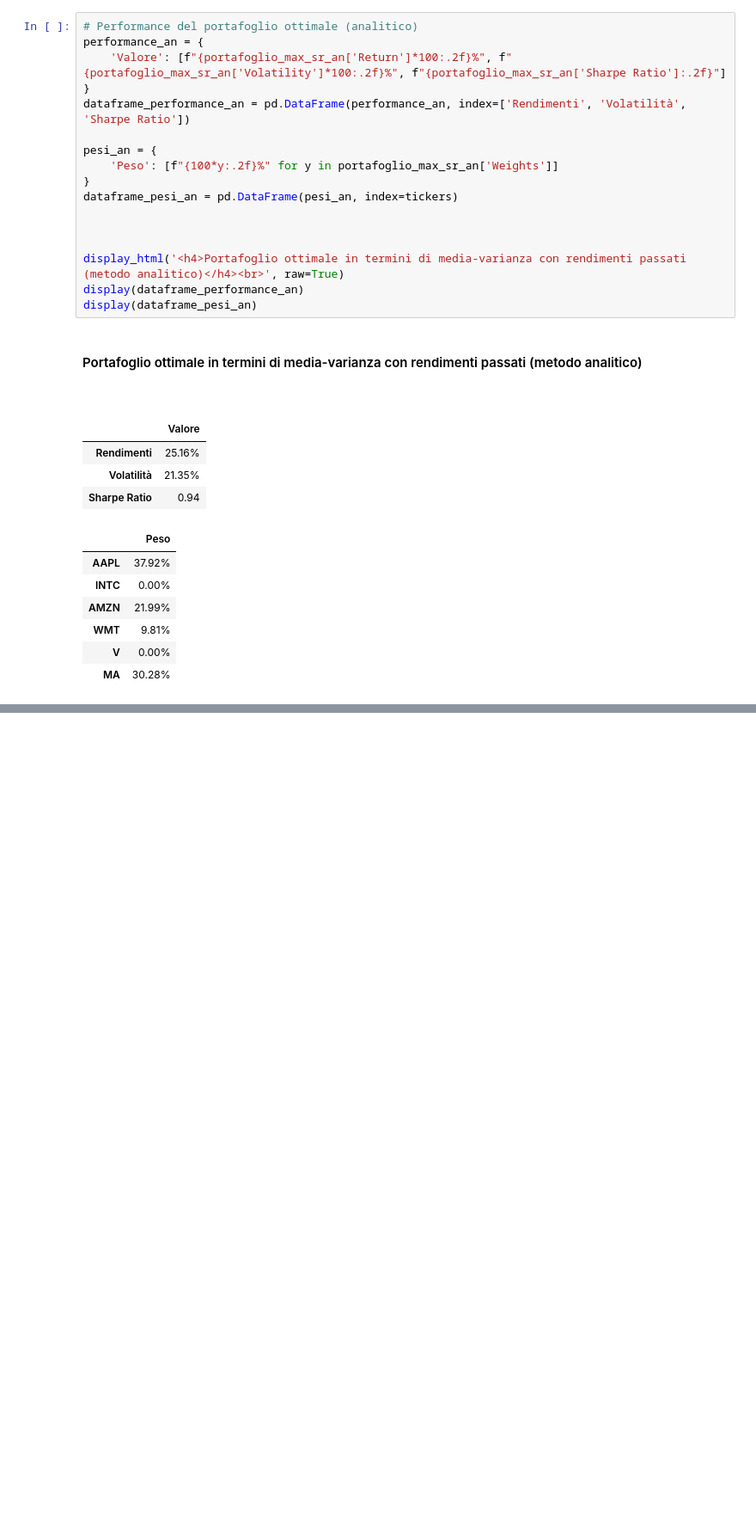
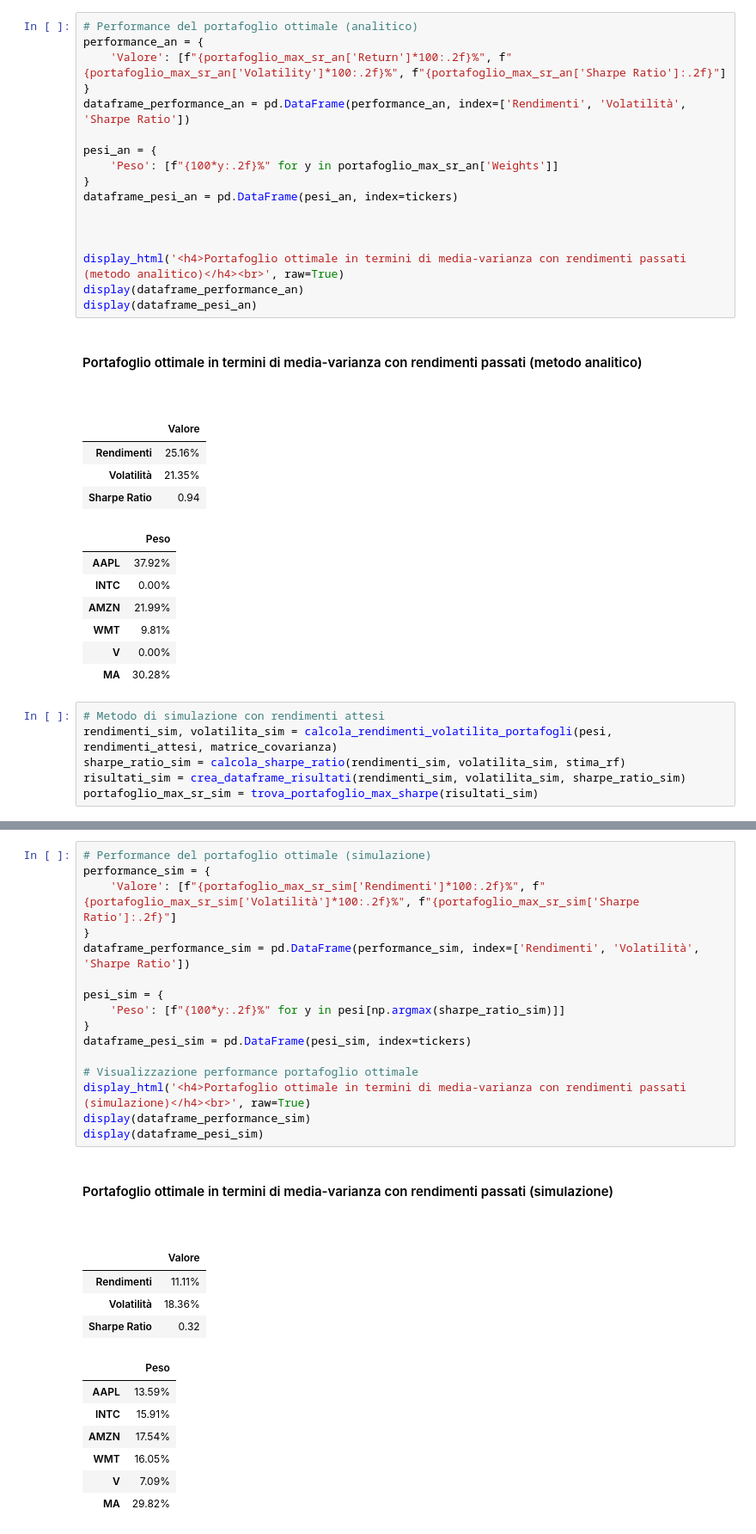
Before and after one commit to Pynci/business-intelligence, a Jupyter notebook: progetto/progetto.ipynb, the cells around one changed output, grey strips where cells are left out. Shown at 86% size. Drawn from its saved outputs; the diff is of its cells as text; blank space fills up the shorter version.

Commit message:
Aggiunta ottimizzazione con rendimenti attesi (vengono valori strani)

```diff
--- a/progetto/progetto.ipynb
+++ b/progetto/progetto.ipynb
@@ -1211,3 +1210,9 @@ Portafoglio ottimale in termini di media-varianza con rendimenti passati (metodo
 | WMT | 9.81% |
 | V | 0.00% |
 | MA | 30.28% |
+# %%
+# Metodo di simulazione con rendimenti attesi
+rendimenti_sim, volatilita_sim = calcola_rendimenti_volatilita_portafogli(pesi, rendimenti_attesi, matrice_covarianza)
+sharpe_ratio_sim = calcola_sharpe_ratio(rendimenti_sim, volatilita_sim, stima_rf)
+risultati_sim = crea_dataframe_risultati(rendimenti_sim, volatilita_sim, sharpe_ratio_sim)
+portafoglio_max_sr_sim = trova_portafoglio_max_sharpe(risultati_sim)
@@ -1213,0 +1226,29 @@ Portafoglio ottimale in termini di media-varianza con rendimenti passati (metodo
+# %%
+# Performance del portafoglio ottimale (simulazione)
+performance_sim = {
+    'Valore': [f"{portafoglio_max_sr_sim['Rendimenti']*100:.2f}%", f"{portafoglio_max_sr_sim['Volatilità']*100:.2f}%", f"{portafoglio_max_sr_sim['Sharpe Ratio']:.2f}"]
+}
+dataframe_performance_sim = pd.DataFrame(performance_sim, index=['Rendimenti', 'Volatilità', 'Sharpe Ratio'])
+
+pesi_sim = {
+    'Peso': [f"{100*y:.2f}%" for y in pesi[np.argmax(sharpe_ratio_sim)]]
+}
+dataframe_pesi_sim = pd.DataFrame(pesi_sim, index=tickers)
+
+# Visualizzazione performance portafoglio ottimale
+display_html('<h4>Portafoglio ottimale in termini di media-varianza con rendimenti passati (simulazione)</h4><br>', raw=True)
+display(dataframe_performance_sim)
+display(dataframe_pesi_sim)
+# %% [output]
+Portafoglio ottimale in termini di media-varianza con rendimenti passati (simulazione)
+|  | Valore |
+| Rendimenti | 11.11% |
+| Volatilità | 18.36% |
+| Sharpe Ratio | 0.32 |
+|  | Peso |
+| AAPL | 13.59% |
+| INTC | 15.91% |
+| AMZN | 17.54% |
+| WMT | 16.05% |
+| V | 7.09% |
+| MA | 29.82% |
```
Also changed, not shown: parts of 7 cells of this notebook.
